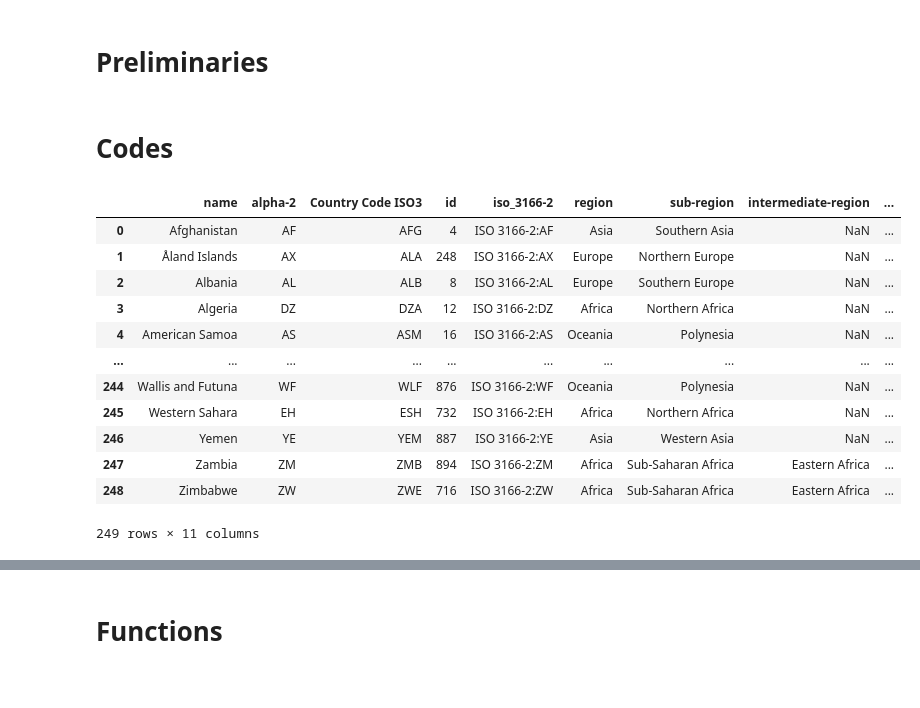
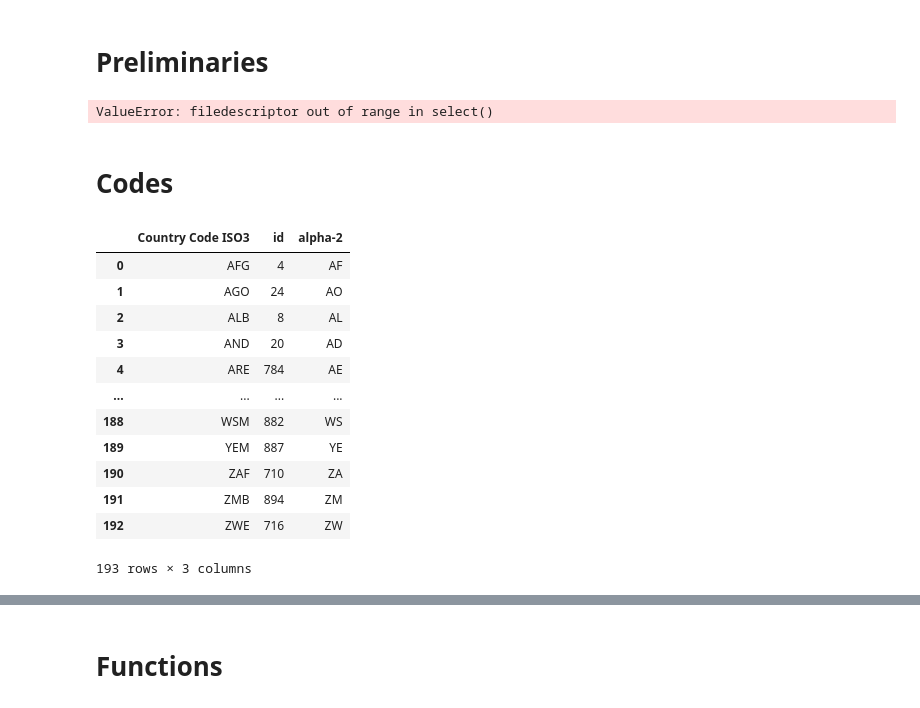
Before and after one commit to jacubero/SDG, a Jupyter notebook: rankings/rankings.ipynb, the cells around one changed output, grey strips where cells are left out. Saved outputs shown, nothing was run; the diff lists cells and outputs as text; code cells hidden in the pictures.

```diff
--- a/rankings/rankings.ipynb
+++ b/rankings/rankings.ipynb
@@ -4,0 +3,4 @@ import pandas as pd
+# %%
+pip install altair vega_datasets
+# %% [output]
+ValueError: filedescriptor out of range in select()
@@ -5,23 +15,43 @@ import pandas as pd
+# %%
+pd.set_option('display.max_colwidth', None)
+
+def get_thumbnail(path):
+    i = Image.open(path)
+    i.thumbnail((150, 150), Image.LANCZOS)
+    return i
+
+def image_base64(im):
+    if isinstance(im, str):
+        im = get_thumbnail(im)
+    with BytesIO() as buffer:
+        im.save(buffer, 'gif')
+        return base64.b64encode(buffer.getvalue()).decode()
+
+def image_formatter(im):
+    return f'<img src="embedded-picture)}">'
 # %% [markdown]
 # Codes
+# %%
+df_data2021 = pd.read_csv('../output/data2021.csv')
 # %%
-df_codes = pd.read_csv('../input/codes.csv', engine='python')
-df_codes.rename(columns={'alpha-3': 'Country Code ISO3','country-code': 'id'}, inplace=True)
-df_codes.loc[df_codes['name'] == 'Namibia', ['alpha-2']] = "NA"
+df = pd.read_csv('../input/codes.csv', engine='python')
+df.rename(columns={'alpha-3': 'Country Code ISO3','country-code': 'id'}, inplace=True)
+df.loc[df['name'] == 'Namibia', ['alpha-2']] = "NA"
+df_codes = pd.merge(df_data2021['Country Code ISO3'].head(193), df[['Country Code ISO3','id','alpha-2']], how="left", on="Country Code ISO3")
 df_codes
 # %% [output]
-|  | name | alpha-2 | Country Code ISO3 | id | iso_3166-2 | region | sub-region | intermediate-region | ... |
-| 0 | Afghanistan | AF | AFG | 4 | ISO 3166-2:AF | Asia | Southern Asia | NaN | ... |
-| 1 | Åland Islands | AX | ALA | 248 | ISO 3166-2:AX | Europe | Northern Europe | NaN | ... |
-| 2 | Albania | AL | ALB | 8 | ISO 3166-2:AL | Europe | Southern Europe | NaN | ... |
-| 3 | Algeria | DZ | DZA | 12 | ISO 3166-2:DZ | Africa | Northern Africa | NaN | ... |
-| 4 | American Samoa | AS | ASM | 16 | ISO 3166-2:AS | Oceania | Polynesia | NaN | ... |
-| ... | ... | ... | ... | ... | ... | ... | ... | ... | ... |
-| 244 | Wallis and Futuna | WF | WLF | 876 | ISO 3166-2:WF | Oceania | Polynesia | NaN | ... |
-| 245 | Western Sahara | EH | ESH | 732 | ISO 3166-2:EH | Africa | Northern Africa | NaN | ... |
-| 246 | Yemen | YE | YEM | 887 | ISO 3166-2:YE | Asia | Western Asia | NaN | ... |
-| 247 | Zambia | ZM | ZMB | 894 | ISO 3166-2:ZM | Africa | Sub-Saharan Africa | Eastern Africa | ... |
-| 248 | Zimbabwe | ZW | ZWE | 716 | ISO 3166-2:ZW | Africa | Sub-Saharan Africa | Eastern Africa | ... |
+|  | Country Code ISO3 | id | alpha-2 |
+| 0 | AFG | 4 | AF |
+| 1 | AGO | 24 | AO |
+| 2 | ALB | 8 | AL |
+| 3 | AND | 20 | AD |
+| 4 | ARE | 784 | AE |
+| ... | ... | ... | ... |
+| 188 | WSM | 882 | WS |
+| 189 | YEM | 887 | YE |
+| 190 | ZAF | 710 | ZA |
+| 191 | ZMB | 894 | ZM |
+| 192 | ZWE | 716 | ZW |
-249 rows × 11 columns
+193 rows × 3 columns
 # %%
 def map_figtn(alpha: str) -> str:
```
Also changed, not shown: parts of 43 cells of this notebook, 4 other files.
